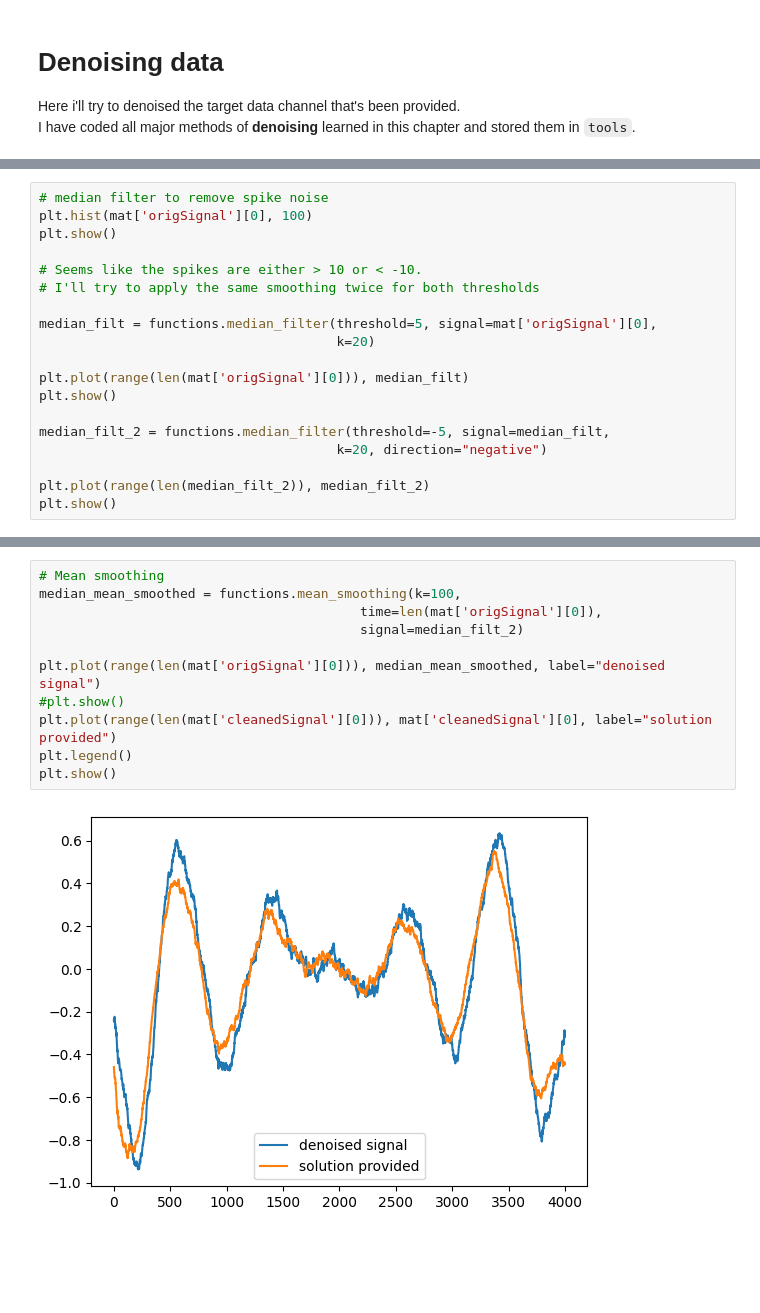
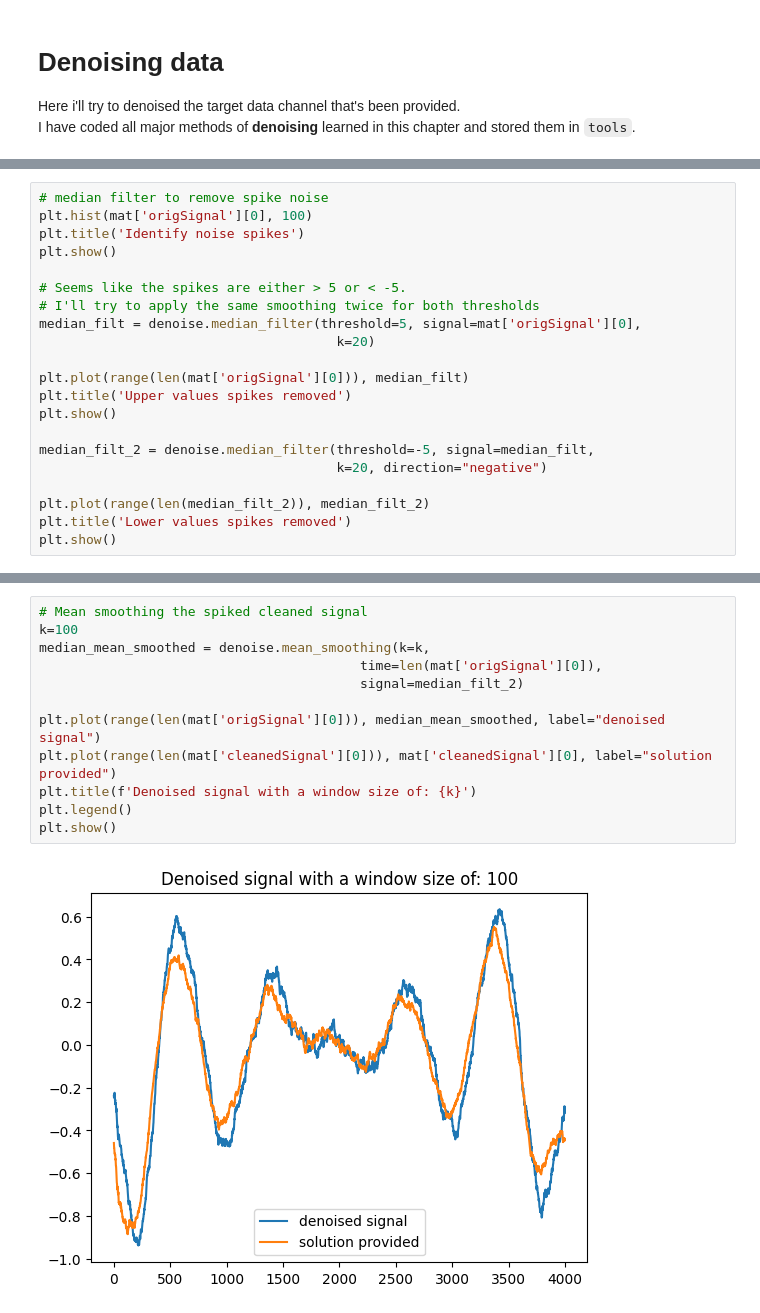
Before and after one commit to AndreaMariani-AM/DSG, a Jupyter notebook: notebooks/02_ts_denoising.ipynb, the cells around one changed output, grey strips where cells are left out. Saved outputs shown, nothing was run; the diff lists cells and outputs as text; blank space fills up the shorter version.

```diff
--- a/notebooks/02_ts_denoising.ipynb
+++ b/notebooks/02_ts_denoising.ipynb
@@ -72,20 +40,22 @@ plt.show()
 # %%
 # median filter to remove spike noise
 plt.hist(mat['origSignal'][0], 100)
+plt.title('Identify noise spikes')
 plt.show()
 
-# Seems like the spikes are either > 10 or < -10.
+# Seems like the spikes are either > 5 or < -5.
 # I'll try to apply the same smoothing twice for both thresholds
-
-median_filt = functions.median_filter(threshold=5, signal=mat['origSignal'][0],
+median_filt = denoise.median_filter(threshold=5, signal=mat['origSignal'][0],
                                       k=20)
 
 plt.plot(range(len(mat['origSignal'][0])), median_filt)
+plt.title('Upper values spikes removed')
 plt.show()
 
-median_filt_2 = functions.median_filter(threshold=-5, signal=median_filt,
+median_filt_2 = denoise.median_filter(threshold=-5, signal=median_filt,
                                       k=20, direction="negative")
 
 plt.plot(range(len(median_filt_2)), median_filt_2)
+plt.title('Lower values spikes removed')
 plt.show()
 # %% [output]
@@ -97,13 +65,14 @@ This one looks better! I think i'll use it as a starting point and then apply an
 # %%
-# Mean smoothing
-median_mean_smoothed = functions.mean_smoothing(k=100,
+# Mean smoothing the spiked cleaned signal
+k=100
+median_mean_smoothed = denoise.mean_smoothing(k=k,
                                          time=len(mat['origSignal'][0]),
                                          signal=median_filt_2)
 
 plt.plot(range(len(mat['origSignal'][0])), median_mean_smoothed, label="denoised signal")
-#plt.show()
 plt.plot(range(len(mat['cleanedSignal'][0])), mat['cleanedSignal'][0], label="solution provided")
+plt.title(f'Denoised signal with a window size of: {k}')
 plt.legend()
 plt.show()
 # %% [output]
-[figure, old version]
+[figure, new version]
```
Also changed, not shown: parts of 10 cells of this notebook, 4 other files.
